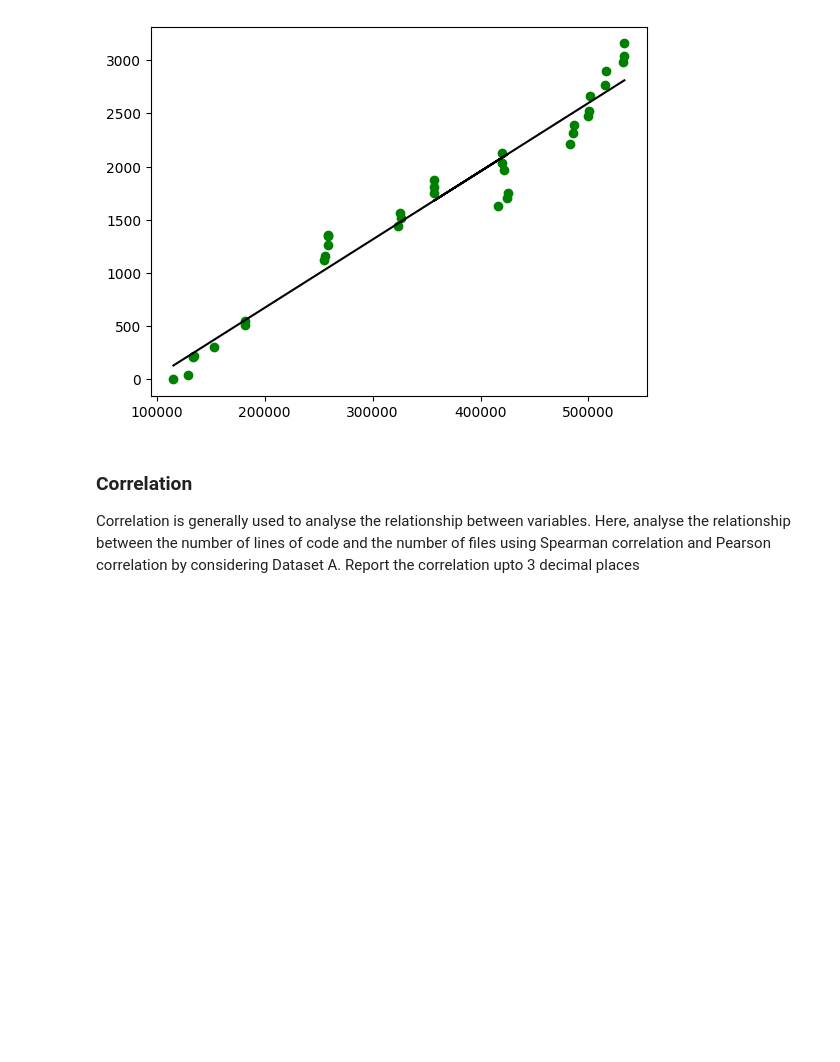
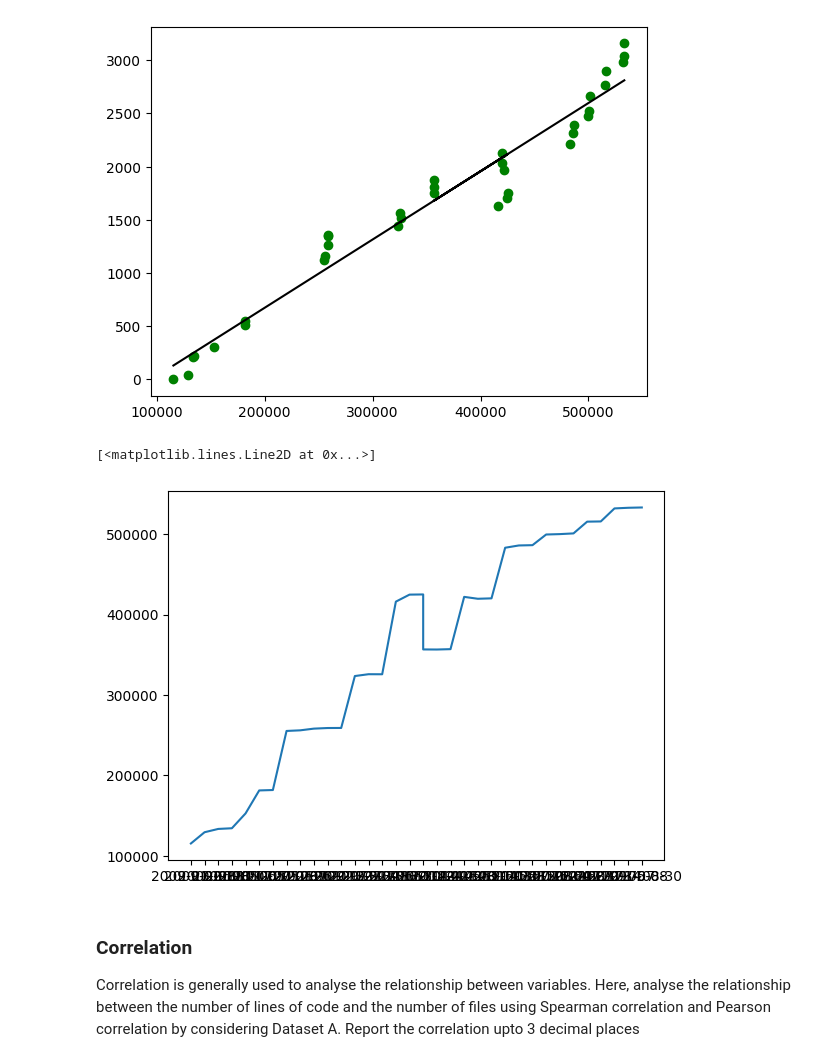
Before and after one commit to Randi-Dcht/Umons_Course2023_SoftwareEvolutionTP2, a Jupyter notebook: TP2_section2.ipynb, the cells around one changed output. Cells and saved outputs as stored; diff of their text form; code cells hidden in the pictures; blank space fills up the shorter version.

Commit message:
v1.0.9 (add graph with language)

```diff
--- a/TP2_section2.ipynb
+++ b/TP2_section2.ipynb
@@ -198,6 +197,12 @@ plt.plot(X, model2.predict(X),color='k')
 plt.show()
 # %% [output]
 [figure]
+# %%
+plt.figure()
+plt.plot(data_major_patch['date'], data_major_patch['nb_code'])
+# %% [output]
+[<matplotlib.lines.Line2D at 0x...>]
+[figure, added]
 # %% [markdown]
 ### Correlation
 Correlation is generally used to analyse the relationship between variables. Here, analyse the relationship between the number of lines of code and the number of files using Spearman correlation and Pearson correlation by considering Dataset A. Report the correlation upto 3 decimal places
```
Also changed, not shown: parts of 13 cells of this notebook.
